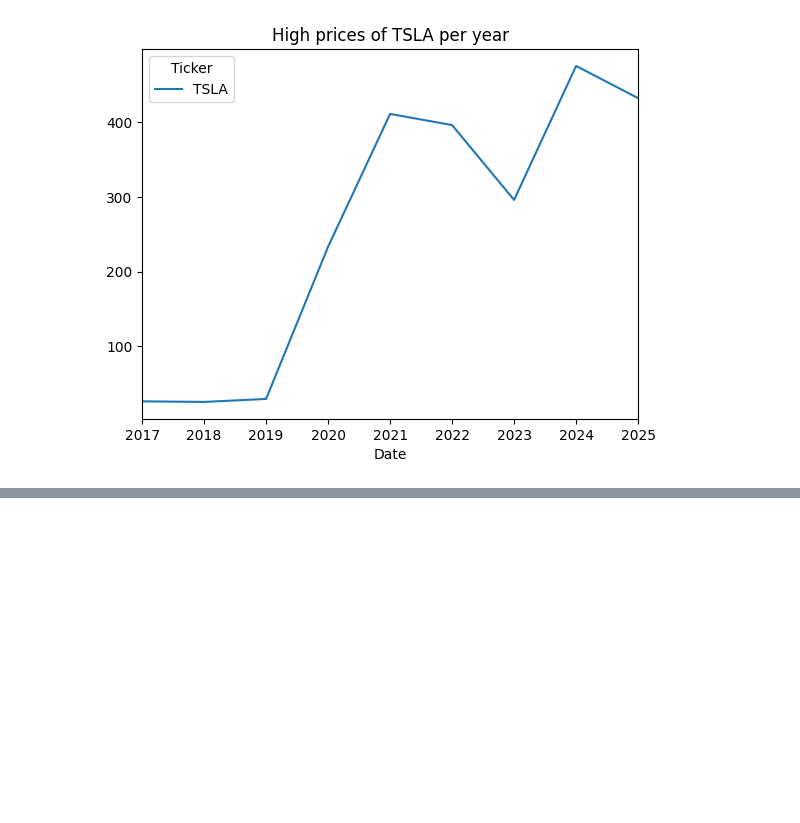
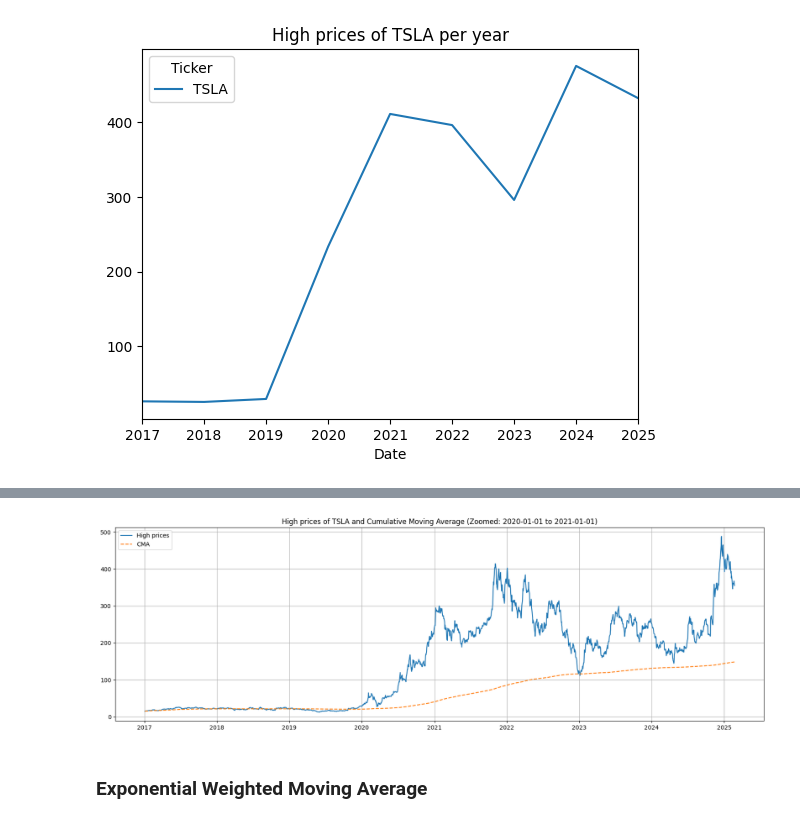
Before and after one commit to iamram33z/time-series-analysis, a Jupyter notebook: notebooks/time_series_eda.ipynb, the cells around one changed output, grey strips where cells are left out. Saved outputs shown, nothing was run; the diff lists cells and outputs as text; code cells hidden in the pictures; blank space fills up the shorter version.

```diff
--- a/notebooks/time_series_eda.ipynb
+++ b/notebooks/time_series_eda.ipynb
@@ -76,3 +104,3 @@ plt.show()
 # %%
-# Add a column with the Rolling mean of the High prices
-tsla_data['Rolling_mean_30'] = tsla_data['High'].rolling(window=30).mean()
+# Add a column with the Cumulative Moving Average of the High prices
+tsla_data['CMA'] = tsla_data['High'].expanding().mean()
@@ -88,0 +107,18 @@ plt.show()
+# %%
+# Plot the High prices and the Cumulative Moving Average in the same plot by zooming in the data
+plt.figure(figsize=(20, 6))
+fig = plt.gcf()
+plt.plot(tsla_data['High'], label='High prices')
+plt.plot(tsla_data['CMA'], label='CMA', linestyle='--')
+
+# Set the x-axis limits to zoom in on the specified date range
+# plt.xlim(pd.Timestamp('2020-01-01'), pd.Timestamp('2021-01-01'))
+
+plt.title('High prices of TSLA and Cumulative Moving Average (Zoomed: 2020-01-01 to 2021-01-01)')
+plt.legend()
+plt.grid()
+plt.show()
+# %% [output]
+[figure, added]
+# %% [markdown]
+### Exponential Weighted Moving Average
```
Also changed, not shown: parts of 9 cells of this notebook.
